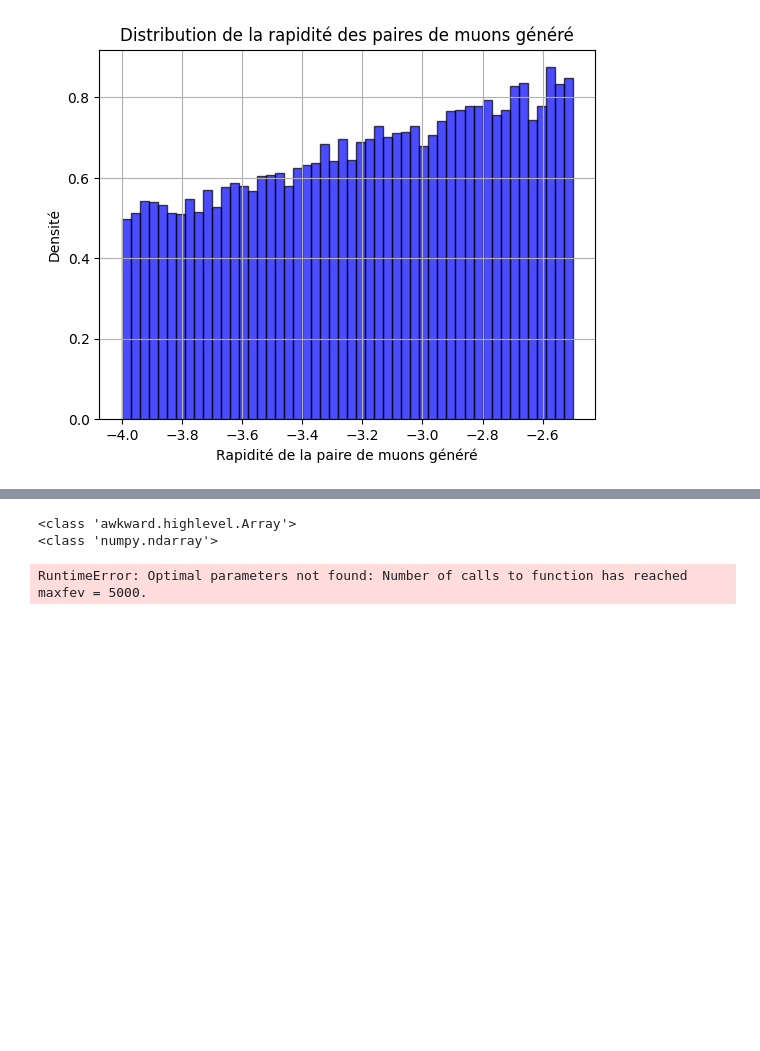
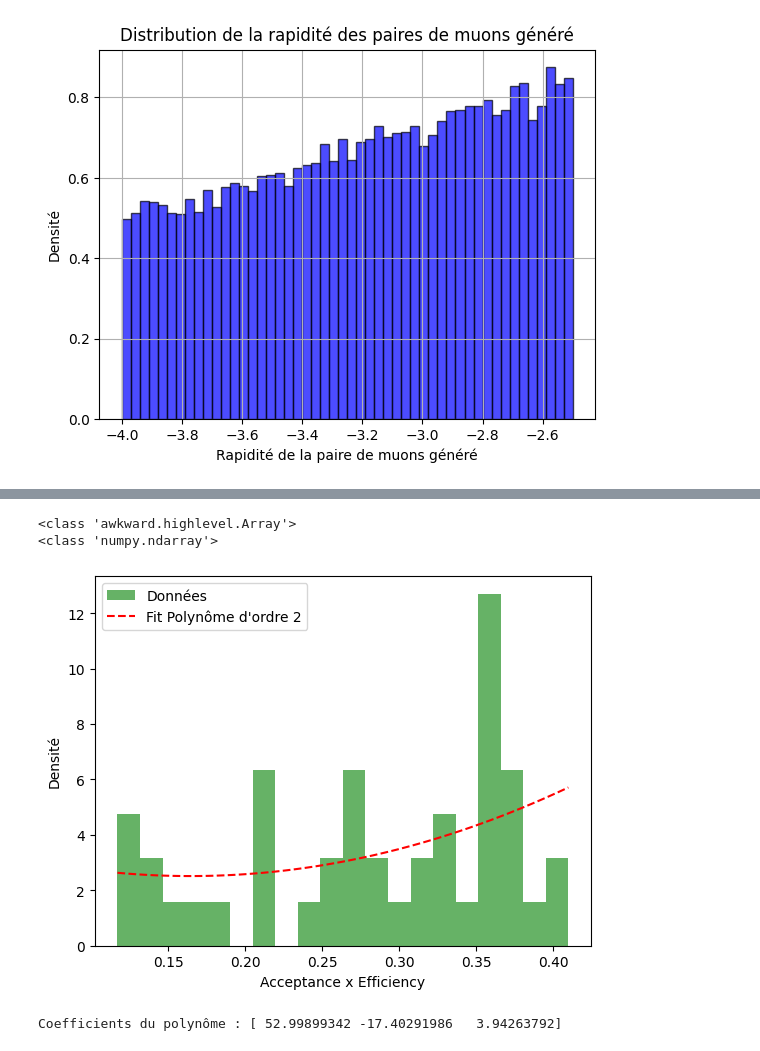
Before and after one commit to nantes-m2-rps-exp/qqbar2mumu-2024, a Jupyter notebook: notebooks/PourDjessy.ipynb, the cells around one changed output, grey strips where cells are left out. Saved outputs shown, nothing was run; the diff lists cells and outputs as text; code cells hidden in the pictures; blank space fills up the shorter version.

```diff
--- a/notebooks/PourDjessy.ipynb
+++ b/notebooks/PourDjessy.ipynb
@@ -359,52 +388,48 @@ Acceptance efficacité moyenne : 0.12912 ± 0.00208
 # %%
 ####################################### Calcul de l'acceptance efficacité moyenne avec fit gaussien ##########################
 # Fonction gaussienne
 def gauss(x, A, mu, sigma):
     return A * np.exp(- (x - mu) ** 2 / (2 * sigma ** 2))
 
 # Calcul de l'acceptance efficacité
 acceptance_eff_y = yN_rec / yN_gen
 
 print(type(acceptance_eff_y))
 # Vérification : convertir en tableau NumPy
 acceptance_eff_y = np.array(acceptance_eff_y, dtype=float)
 print(type(acceptance_eff_y))
 
 # Vérifier s'il y a des NaN ou Inf (sinon curve_fit plante)
 if np.isnan(acceptance_eff_y).any() or np.isinf(acceptance_eff_y).any():
    raise ValueError("Des valeurs NaN ou infinies sont présentes dans acceptance_eff_y !")
 
-# Création d'un histogramme des valeurs
-hist_vals, bin_edges = np.histogram(acceptance_eff_y, bins=20, density=True)
+# Création de l'histogramme
+hist_vals, bin_edges = np.histogram(filtered_data, bins=50, density=True)
+bin_centers = (bin_edges[:-1] + bin_edges[1:]) / 2  # Centres des bins
 
-# Vérifier si l'histogramme contient des valeurs exploitables
-valid = hist_vals > 0  # Filtrer les bins vides
-bin_centers = (bin_edges[:-1] + bin_edges[1:]) / 2
-bin_centers = bin_centers[valid]
-hist_vals = hist_vals[valid]
+# **Fit polynomial d'ordre 2 (quadratique)**
+degree = 2  # Ajuste cet ordre si nécessaire
+poly_coeffs = np.polyfit(bin_centers, hist_vals, degree)
 
-if len(bin_centers) < 5:  # Moins de 5 points => Fit difficile
-    raise ValueError("Pas assez de points pour un ajustement fiable ! Augmente le nombre de données ou de bins.")
+# Fonction du polynôme ajusté
+poly_fit = np.poly1d(poly_coeffs)
 
-# Définition des valeurs initiales améliorées
-p0 = [np.max(hist_vals), np.mean(acceptance_eff_y), np.std(acceptance_eff_y)]
+# Générer des valeurs lissées pour affichage
+x_fit = np.linspace(min(filtered_data), max(filtered_data), 100)
+y_fit = poly_fit(x_fit)
 
-# Ajustement du fit gaussien avec plus d'itérations
-popt, pcov = curve_fit(gauss, bin_centers, hist_vals, p0=p0, maxfev=5000)
 # Affichage des résultats
-print(f"Acceptance efficacité moyenne (fit gaussien) : {mu_fit:.5f} ± {sigma_fit:.5f}")
-
-# Tracé des données et du fit
-x_fit = np.linspace(min(acceptance_eff_y), max(acceptance_eff_y), 100)
-y_fit = gauss(x_fit, *popt)
-
-plt.hist(acceptance_eff_y, bins=10, density=True, alpha=0.6, color='g', label="Données")
-plt.plot(x_fit, y_fit, 'r--', label="Fit Gaussien")
+plt.hist(filtered_data, bins=20, density=True, alpha=0.6, color='g', label="Données")
+plt.plot(x_fit, y_fit, 'r--', label=f"Fit Polynôme d'ordre {degree}")
 plt.xlabel("Acceptance x Efficiency")
 plt.ylabel("Densité")
 plt.legend()
 plt.show()
+
+# Affichage des coefficients du polynôme
+print(f"Coefficients du polynôme : {poly_coeffs}")
 # %% [output]
 <class 'awkward.highlevel.Array'>
 <class 'numpy.ndarray'>
+[figure, added]
-RuntimeError: Optimal parameters not found: Number of calls to function has reached maxfev = 5000.
+Coefficients du polynôme : [ 52.99899342 -17.40291986   3.94263792]
```
Also changed, not shown: parts of 7 cells of this notebook, 3 other files.
